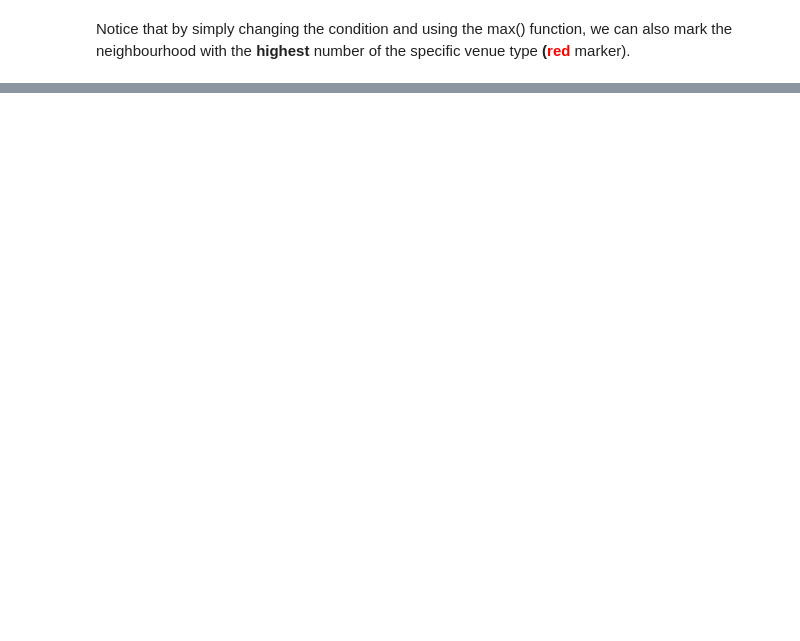
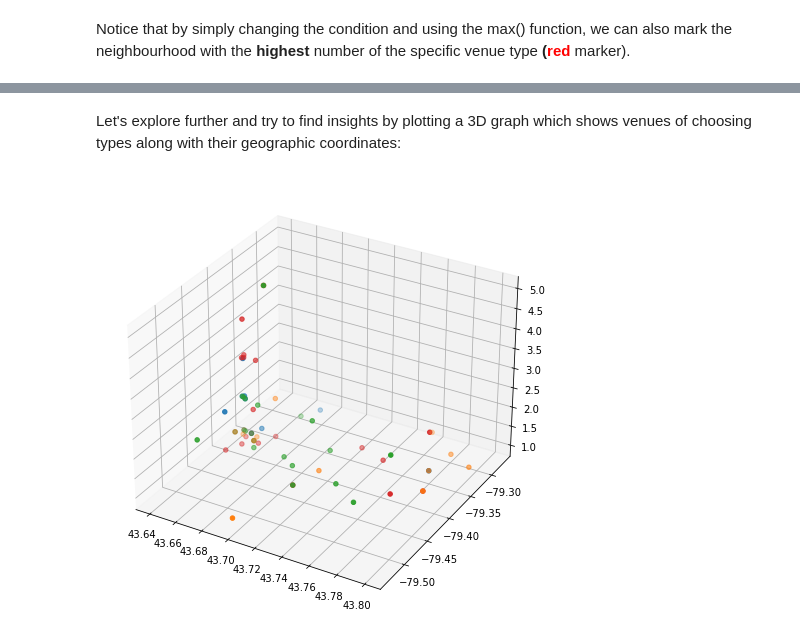
Before and after one commit to vipervit/Coursera_Capstone, a Jupyter notebook: TorontoAreas.ipynb, the cells around one changed output, grey strips where cells are left out. Drawn from its saved outputs; the diff is of its cells as text; code cells hidden in the pictures; blank space fills up the shorter version.

Commit message:
3D plots added

```diff
--- a/TorontoAreas.ipynb
+++ b/TorontoAreas.ipynb
@@ -247,0 +299,18 @@ map_tor
+# %% [markdown]
+Let's explore further and try to find insights by plotting a 3D graph which shows venues of choosing types along with their geographic coordinates:
+# %%
+import matplotlib.pyplot as plt
+from mpl_toolkits.mplot3d import Axes3D
+features = ['Asian', 'Chinese', 'Sushi', 'Japanese']
+
+fig=plt.figure(figsize=(8,8))
+ax=fig.add_subplot(projection='3d')
+for feature in features:
+    df = df_tor.loc[df_tor[feature]!=0][['Coordinates', feature]]
+    x=[val[0] for val in df['Coordinates'].values]
+    y=[val[1] for val in df['Coordinates'].values]
+    z=df[feature].values
+    ax.scatter(x, y, z)
+plt.show()
+# %% [output]
+[figure, added]
```
Also changed, not shown: parts of 11 cells of this notebook.
